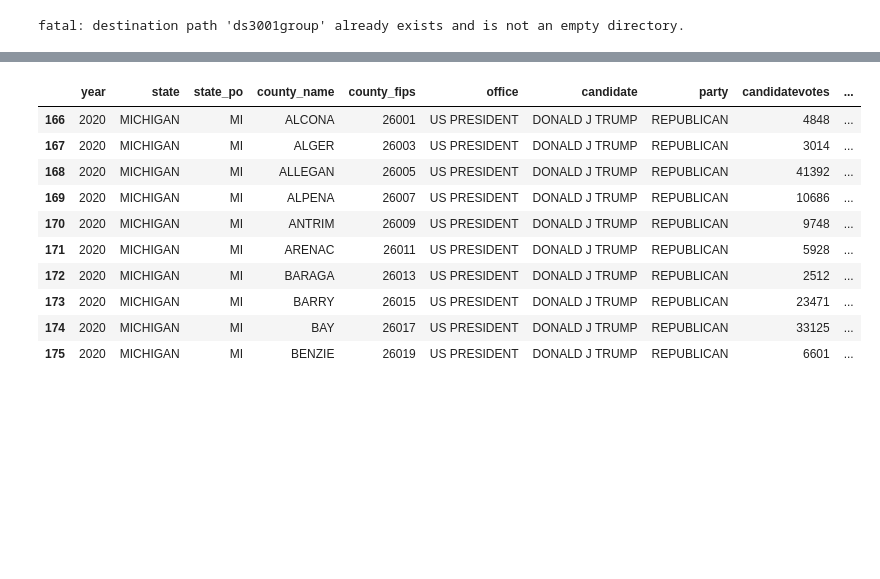
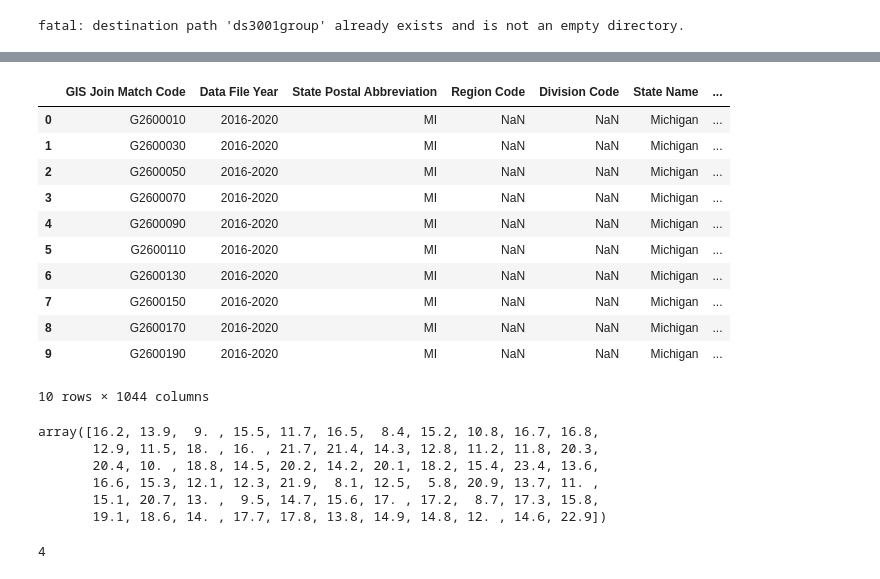
Before and after one commit to vaibhavjha06/ds3001group, a Jupyter notebook: michigan/MI_EDA.ipynb, the cells around one changed output, grey strips where cells are left out. Drawn from its saved outputs; the diff is of its cells as text; code cells hidden in the pictures; blank space fills up the shorter version.

```diff
--- a/michigan/MI_EDA.ipynb
+++ b/michigan/MI_EDA.ipynb
@@ -34,0 +14,20 @@ poverty.head(20)
+# %%
+#importing files for demographics
+rawdemo2012 = pd.read_excel("https://raw.githubusercontent.com/emilymacris/ds3001group/main/dataverse_files/demographicsallstates2012.xlsx")
+rawdemo2016 = pd.read_excel("https://raw.githubusercontent.com/emilymacris/ds3001group/main/dataverse_files/demographicsallstates2016.xlsx")
+rawdemo2020 = pd.read_excel("https://raw.githubusercontent.com/emilymacris/ds3001group/main/dataverse_files/demographicsallstates2020.xlsx")
+
+
+rawdemo2012 = rawdemo2012[rawdemo2012["State Name"] == "Michigan"]
+rawdemo2016 = rawdemo2020[rawdemo2016["State Name"] == "Michigan"]
+rawdemo2020 = rawdemo2020[rawdemo2020["State Name"] == "Michigan"]
+# %%
+# sorting MI poverty
+mipoverty = pd.read_csv("https://raw.githubusercontent.com/emilymacris/ds3001group/main/michigan/mipoverty.csv")
+mipoverty = mipoverty.drop([0,1, 38, 39])
+
+mipoverty2012 = mipoverty[mipoverty['Year'] == 2012]
+mipoverty2016 = mipoverty[mipoverty['Year'] == 2016]
+mipoverty2020 = mipoverty[mipoverty['Year'] == 2020]
+
+mipoverty2012.head(5)
@@ -35,25 +41,6 @@ poverty.head(20)
 # %%
-# Read in files
+outcomes = pd.read_excel("https://raw.githubusercontent.com/emilymacris/ds3001group/main/michigan/michiganoutcomes.xlsx")
 
-#poverty = pd.read_csv("ds3001group/michigan/mipoverty.csv")
-#poverty.head(20)
-
-# Load the outcomes Excel file (correcting the extension)
-outcomes = pd.read_excel("ds3001group/michigan/michiganoutcomes.xlsx")
 outcomes2012 = outcomes [outcomes ['year'] == 2012]
 outcomes2016 = outcomes [outcomes [ 'year']== 2016]
 outcomes2020 = outcomes [outcomes [ 'year'] == 2020]
-
-outcomes2020.head(10)
-# %% [output]
-|  | year | state | state_po | county_name | county_fips | office | candidate | party | candidatevotes | ... |
-| 166 | 2020 | MICHIGAN | MI | ALCONA | 26001 | US PRESIDENT | DONALD J TRUMP | REPUBLICAN | 4848 | ... |
-| 167 | 2020 | MICHIGAN | MI | ALGER | 26003 | US PRESIDENT | DONALD J TRUMP | REPUBLICAN | 3014 | ... |
-| 168 | 2020 | MICHIGAN | MI | ALLEGAN | 26005 | US PRESIDENT | DONALD J TRUMP | REPUBLICAN | 41392 | ... |
-| 169 | 2020 | MICHIGAN | MI | ALPENA | 26007 | US PRESIDENT | DONALD J TRUMP | REPUBLICAN | 10686 | ... |
-| 170 | 2020 | MICHIGAN | MI | ANTRIM | 26009 | US PRESIDENT | DONALD J TRUMP | REPUBLICAN | 9748 | ... |
-| 171 | 2020 | MICHIGAN | MI | ARENAC | 26011 | US PRESIDENT | DONALD J TRUMP | REPUBLICAN | 5928 | ... |
-| 172 | 2020 | MICHIGAN | MI | BARAGA | 26013 | US PRESIDENT | DONALD J TRUMP | REPUBLICAN | 2512 | ... |
-| 173 | 2020 | MICHIGAN | MI | BARRY | 26015 | US PRESIDENT | DONALD J TRUMP | REPUBLICAN | 23471 | ... |
-| 174 | 2020 | MICHIGAN | MI | BAY | 26017 | US PRESIDENT | DONALD J TRUMP | REPUBLICAN | 33125 | ... |
-| 175 | 2020 | MICHIGAN | MI | BENZIE | 26019 | US PRESIDENT | DONALD J TRUMP | REPUBLICAN | 6601 | ... |
@@ -59,0 +56,39 @@ outcomes2020.head(10)
+# %%
+# Merge 2020
+
+election2020 = pd.merge(rawdemo2020, mipoverty2020, left_on='County Name', right_on='Name', how='outer') # Merge poverty with demographics
+election2020 = pd.merge(election2020, outcomes2020, left_on='ID', right_on='county_fips', how='outer') # Merge outcomes with election2012
+election2020.head(10)
+# %% [output]
+|  | GIS Join Match Code | Data File Year | State Postal Abbreviation | Region Code | Division Code | State Name | ... |
+| 0 | G2600010 | 2016-2020 | MI | NaN | NaN | Michigan | ... |
+| 1 | G2600030 | 2016-2020 | MI | NaN | NaN | Michigan | ... |
+| 2 | G2600050 | 2016-2020 | MI | NaN | NaN | Michigan | ... |
+| 3 | G2600070 | 2016-2020 | MI | NaN | NaN | Michigan | ... |
+| 4 | G2600090 | 2016-2020 | MI | NaN | NaN | Michigan | ... |
+| 5 | G2600110 | 2016-2020 | MI | NaN | NaN | Michigan | ... |
+| 6 | G2600130 | 2016-2020 | MI | NaN | NaN | Michigan | ... |
+| 7 | G2600150 | 2016-2020 | MI | NaN | NaN | Michigan | ... |
+| 8 | G2600170 | 2016-2020 | MI | NaN | NaN | Michigan | ... |
+| 9 | G2600190 | 2016-2020 | MI | NaN | NaN | Michigan | ... |
+10 rows × 1044 columns
+# %%
+election2012['Percent in Poverty'].unique()
+election2016['Percent in Poverty'].unique()
+election2020['Percent in Poverty'].unique()
+# %% [output]
+array([16.2, 13.9,  9. , 15.5, 11.7, 16.5,  8.4, 15.2, 10.8, 16.7, 16.8,
+       12.9, 11.5, 18. , 16. , 21.7, 21.4, 14.3, 12.8, 11.2, 11.8, 20.3,
+       20.4, 10. , 18.8, 14.5, 20.2, 14.2, 20.1, 18.2, 15.4, 23.4, 13.6,
+       16.6, 15.3, 12.1, 12.3, 21.9,  8.1, 12.5,  5.8, 20.9, 13.7, 11. ,
+       15.1, 20.7, 13. ,  9.5, 14.7, 15.6, 17. , 17.2,  8.7, 17.3, 15.8,
+       19.1, 18.6, 14. , 17.7, 17.8, 13.8, 14.9, 14.8, 12. , 14.6, 22.9])
+# %%
+election2012['Percent in Poverty'].value_counts()
+election2016['Percent in Poverty'].value_counts()
+election2020['Percent in Poverty'].value_counts()
+election2012['Percent in Poverty'].isnull().sum() # No missing values
+election2016['Percent in Poverty'].isnull().sum() # No missing values
+election2020['Percent in Poverty'].isnull().sum() # FOUR missing values, test in next row
+# %% [output]
+4
```
Also changed, not shown: parts of 9 cells of this notebook.
